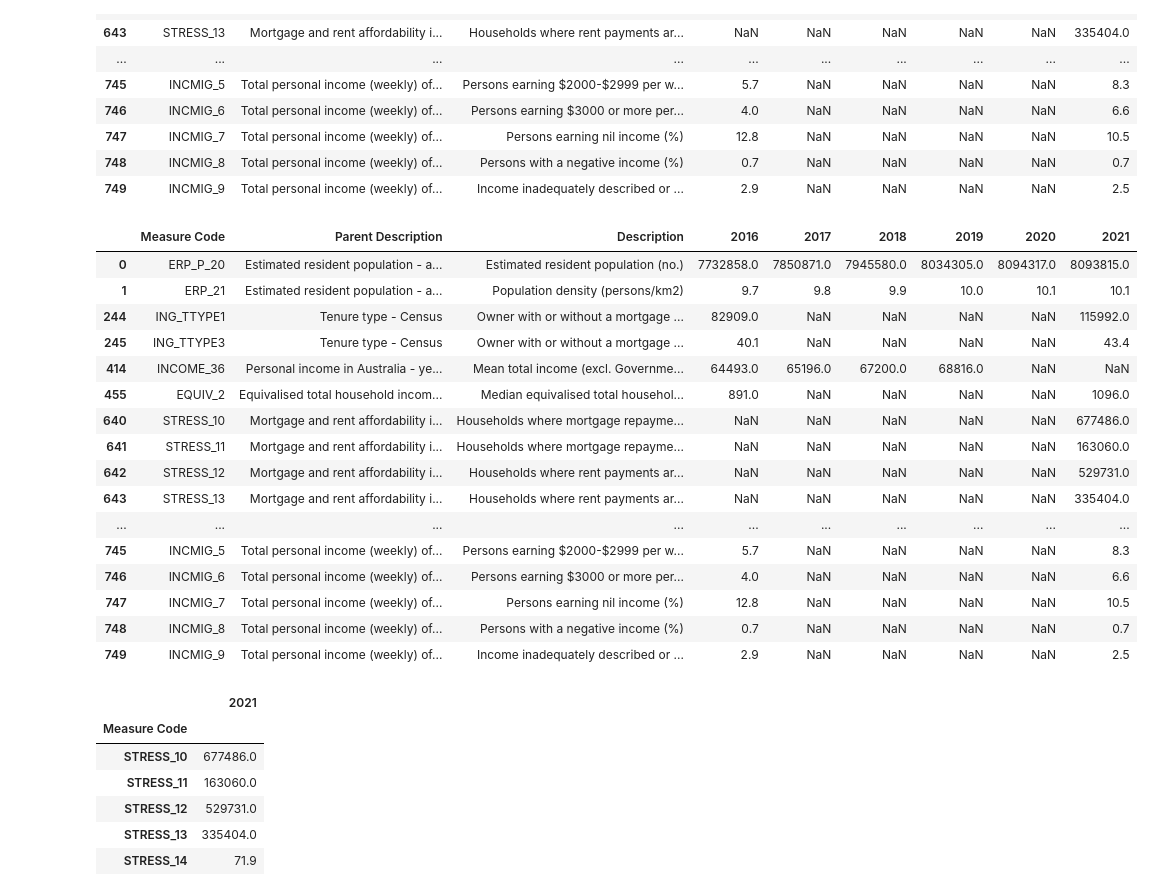
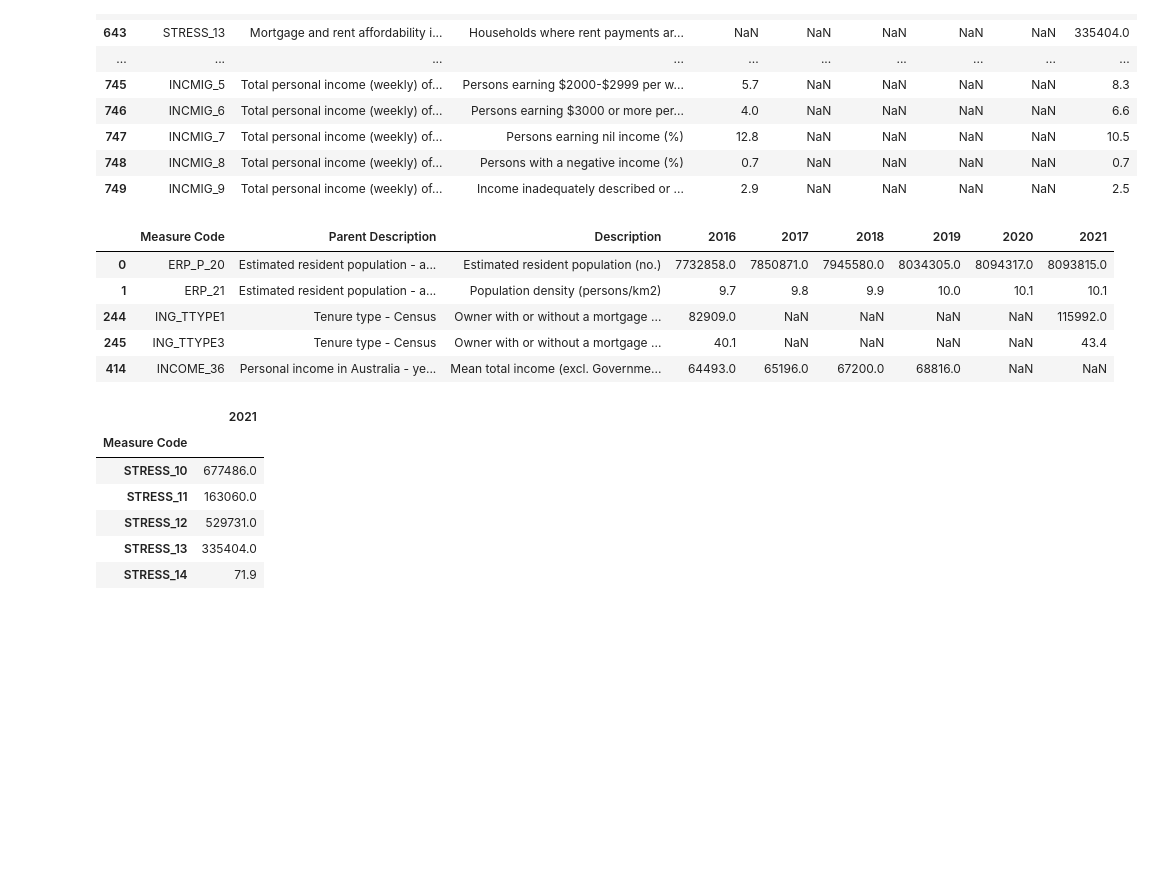
Before and after one commit to Damien-Nguyen/Analysis-of-mortgage-stress-by-geography-in-Australia, a Jupyter notebook: NSW_mortgage.ipynb, the cells around one changed output. Drawn from its saved outputs; the diff is of its cells as text; code cells hidden in the pictures; blank space fills up the shorter version.

```diff
--- a/NSW_mortgage.ipynb
+++ b/NSW_mortgage.ipynb
@@ -118,25 +98,13 @@ NSW_mortgages_DF = NSW_mortgages.iloc[[0,1,244,245,414,455,640,641,642,643,644,6
 # %%
 NSW_mortgages_DF.set_index(NSW_mortgages_DF['Measure Code'])
 NSW_mortgages_DF.head()
-NSW_mortgages_DF.copy()
 # %% [output]
 |  | Measure Code | Parent Description | Description | 2016 | 2017 | 2018 | 2019 | 2020 | 2021 |
 | 0 | ERP_P_20 | Estimated resident population - a... | Estimated resident population (no.) | 7732858.0 | 7850871.0 | 7945580.0 | 8034305.0 | 8094317.0 | 8093815.0 |
 | 1 | ERP_21 | Estimated resident population - a... | Population density (persons/km2) | 9.7 | 9.8 | 9.9 | 10.0 | 10.1 | 10.1 |
 | 244 | ING_TTYPE1 | Tenure type - Census | Owner with or without a mortgage ... | 82909.0 | NaN | NaN | NaN | NaN | 115992.0 |
 | 245 | ING_TTYPE3 | Tenure type - Census | Owner with or without a mortgage ... | 40.1 | NaN | NaN | NaN | NaN | 43.4 |
 | 414 | INCOME_36 | Personal income in Australia - ye... | Mean total income (excl. Governme... | 64493.0 | 65196.0 | 67200.0 | 68816.0 | NaN | NaN |
-| 455 | EQUIV_2 | Equivalised total household incom... | Median equivalised total househol... | 891.0 | NaN | NaN | NaN | NaN | 1096.0 |
-| 640 | STRESS_10 | Mortgage and rent affordability i... | Households where mortgage repayme... | NaN | NaN | NaN | NaN | NaN | 677486.0 |
-| 641 | STRESS_11 | Mortgage and rent affordability i... | Households where mortgage repayme... | NaN | NaN | NaN | NaN | NaN | 163060.0 |
-| 642 | STRESS_12 | Mortgage and rent affordability i... | Households where rent payments ar... | NaN | NaN | NaN | NaN | NaN | 529731.0 |
-| 643 | STRESS_13 | Mortgage and rent affordability i... | Households where rent payments ar... | NaN | NaN | NaN | NaN | NaN | 335404.0 |
-| ... | ... | ... | ... | ... | ... | ... | ... | ... | ... |
-| 745 | INCMIG_5 | Total personal income (weekly) of... | Persons earning $2000-$2999 per w... | 5.7 | NaN | NaN | NaN | NaN | 8.3 |
-| 746 | INCMIG_6 | Total personal income (weekly) of... | Persons earning $3000 or more per... | 4.0 | NaN | NaN | NaN | NaN | 6.6 |
-| 747 | INCMIG_7 | Total personal income (weekly) of... | Persons earning nil income (%) | 12.8 | NaN | NaN | NaN | NaN | 10.5 |
-| 748 | INCMIG_8 | Total personal income (weekly) of... | Persons with a negative income (%) | 0.7 | NaN | NaN | NaN | NaN | 0.7 |
-| 749 | INCMIG_9 | Total personal income (weekly) of... | Income inadequately described or ... | 2.9 | NaN | NaN | NaN | NaN | 2.5 |
 # %%
 mortgages_stress_2021 = NSW_mortgages_DF.drop(columns=["Parent Description","Description","2016","2017","2018","2019","2020"])
 mortgages_stress_2021.drop([0,1,244,245,414,455,742,743,744,745,746,747,748,749], axis=0, inplace=True)
```
Also changed, not shown: parts of 14 cells of this notebook, 2 other files.
